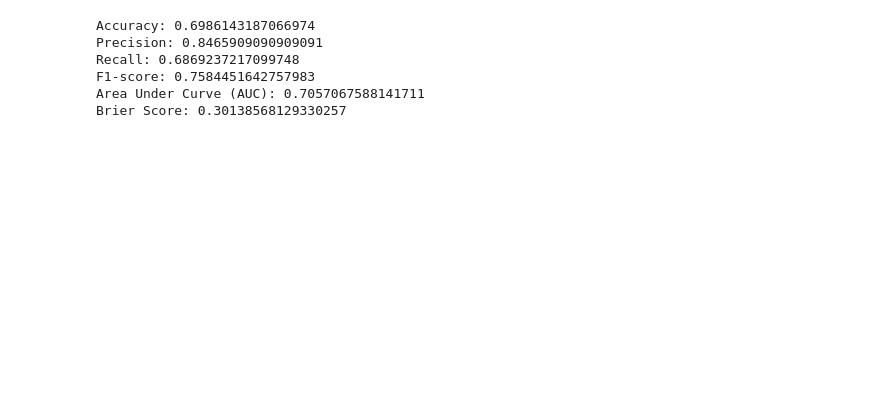
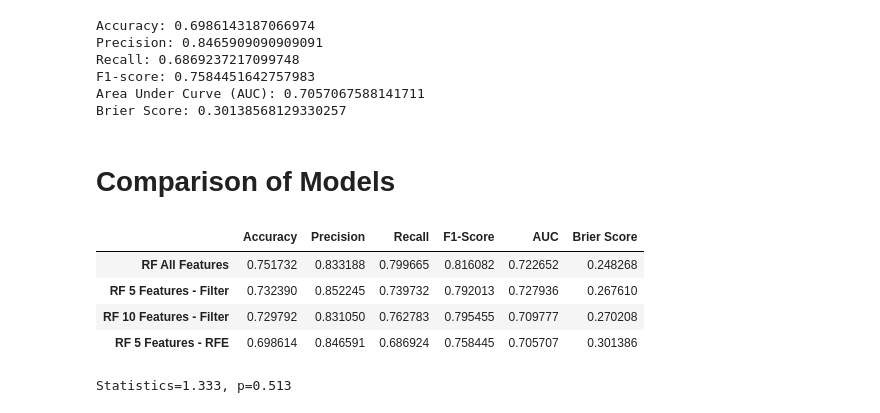
Before and after one commit to YinYinTan/CIND820FinalProject, a Jupyter notebook: 4_Random_Forest_Classification_Models.ipynb, the cells around one changed output. Cells and saved outputs as stored; diff of their text form; code cells hidden in the pictures; blank space fills up the shorter version.

```diff
--- a/4_Random_Forest_Classification_Models.ipynb
+++ b/4_Random_Forest_Classification_Models.ipynb
@@ -134,0 +155,36 @@ Brier Score: 0.26760969976905313
+# %%
+#Split dataframe, using 80% for training and 20% for testing
+from sklearn.model_selection import train_test_split
+
+#Only select top 10 variables for X
+X = df.loc[:,top_ten]
+y = df['Worse_MH']
+X_train, X_test, y_train, y_test = train_test_split(X, y, test_size=0.2, random_state=888, stratify=y)
+# %%
+#Apply Synthetic Minority Oversampling Technique (SMOTE) to training set to correct class imbalance
+smote = SMOTE(random_state = 888)
+X_train, y_train = smote.fit_resample(X_train, y_train)
+
+#Random forest classification model
+
+t1 = time.perf_counter() #time counter start
+
+model = RandomForestClassifier(random_state=888)
+model.fit(X_train, y_train)
+y_pred=model.predict(X_test)
+
+t2 = time.perf_counter() #time counter ends
+
+print('Execution time in seconds:', int(t2-t1), "\n")
+
+#Save results into dictionary
+rf_ten_features_filter = {'Accuracy':metrics.accuracy_score(y_test, y_pred), 'Precision':metrics.precision_score(y_test, y_pred),'Recall':metrics.recall_score(y_test, y_pred),\
+          'F1-Score':metrics.f1_score(y_test, y_pred),'AUC':metrics.roc_auc_score(y_test, y_pred),'Brier Score':metrics.brier_score_loss(y_test, y_pred)}
+
+#Evaluation of random forest classification model
+print("Accuracy:", metrics.accuracy_score(y_test, y_pred))
+print("Precision:", metrics.precision_score(y_test, y_pred))
+print("Recall:", metrics.recall_score(y_test, y_pred))
+print("F1-score:", metrics.f1_score(y_test, y_pred))
+print("Area Under Curve (AUC):", metrics.roc_auc_score(y_test, y_pred))
+print("Brier Score:", metrics.brier_score_loss(y_test, y_pred))
@@ -168,5 +234,9 @@ Execution time in seconds: 118
 # %%
 y_pred=fit.predict(X_test)
+
+#Save results into dictionary
+rf_five_features_rfe = {'Accuracy':metrics.accuracy_score(y_test, y_pred), 'Precision':metrics.precision_score(y_test, y_pred),'Recall':metrics.recall_score(y_test, y_pred),\
+          'F1-Score':metrics.f1_score(y_test, y_pred),'AUC':metrics.roc_auc_score(y_test, y_pred),'Brier Score':metrics.brier_score_loss(y_test, y_pred)}
 
 #Evaluation of random forest classification model
 print("Accuracy:", metrics.accuracy_score(y_test, y_pred))
@@ -182,3 +252,23 @@ Recall: 0.6869237217099748
 F1-score: 0.7584451642757983
 Area Under Curve (AUC): 0.7057067588141711
 Brier Score: 0.30138568129330257
+# %% [markdown]
+# Comparison of Models
+# %%
+#Combine performance metrics for all models into one dataframe
+comparison = pd.DataFrame([rf_all, rf_five_features_filter, rf_ten_features_filter, rf_five_features_rfe], index=['RF All Features','RF 5 Features - Filter','RF 10 Features - Filter','RF 5 Features - RFE'])
+comparison
+# %% [output]
+|  | Accuracy | Precision | Recall | F1-Score | AUC | Brier Score |
+| RF All Features | 0.751732 | 0.833188 | 0.799665 | 0.816082 | 0.722652 | 0.248268 |
+| RF 5 Features - Filter | 0.732390 | 0.852245 | 0.739732 | 0.792013 | 0.727936 | 0.267610 |
+| RF 10 Features - Filter | 0.729792 | 0.831050 | 0.762783 | 0.795455 | 0.709777 | 0.270208 |
+| RF 5 Features - RFE | 0.698614 | 0.846591 | 0.686924 | 0.758445 | 0.705707 | 0.301386 |
+# %%
+#Friedman test to compare results of the three models???
+from scipy.stats import friedmanchisquare
+
+stat, p = friedmanchisquare(comparison.iloc[0], comparison.iloc[1], comparison.iloc[2])
+print('Statistics=%.3f, p=%.3f' % (stat, p))
+# %% [output]
+Statistics=1.333, p=0.513
```
Also changed, not shown: parts of 9 cells of this notebook.
